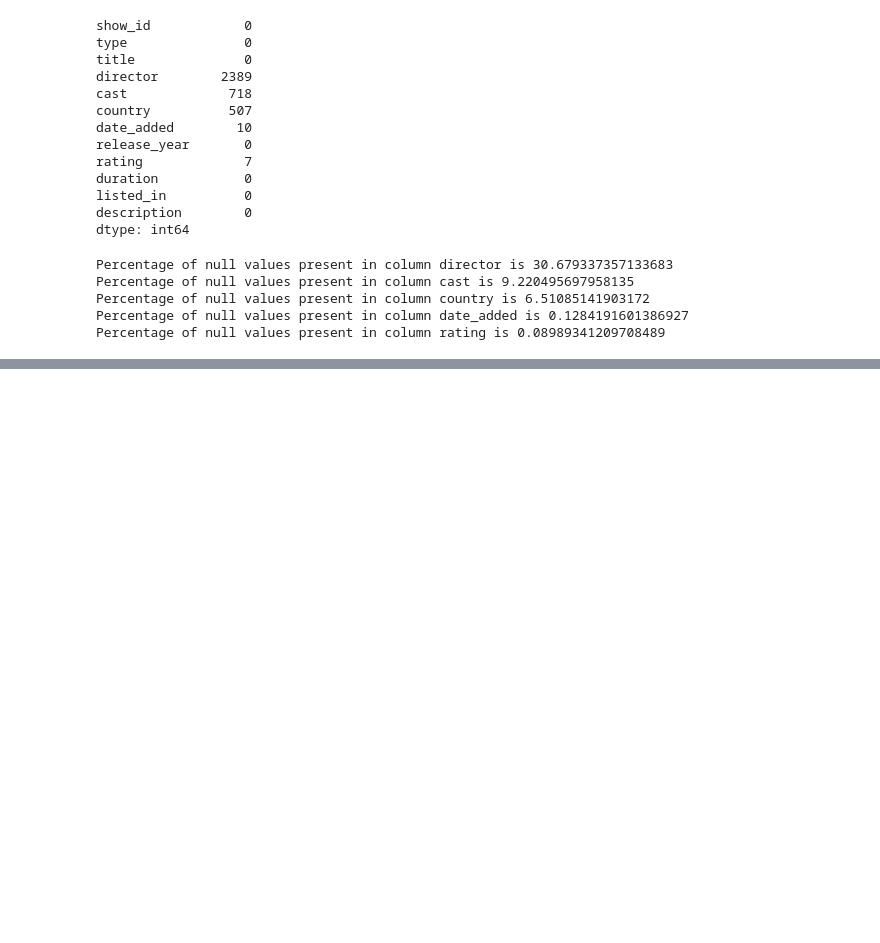
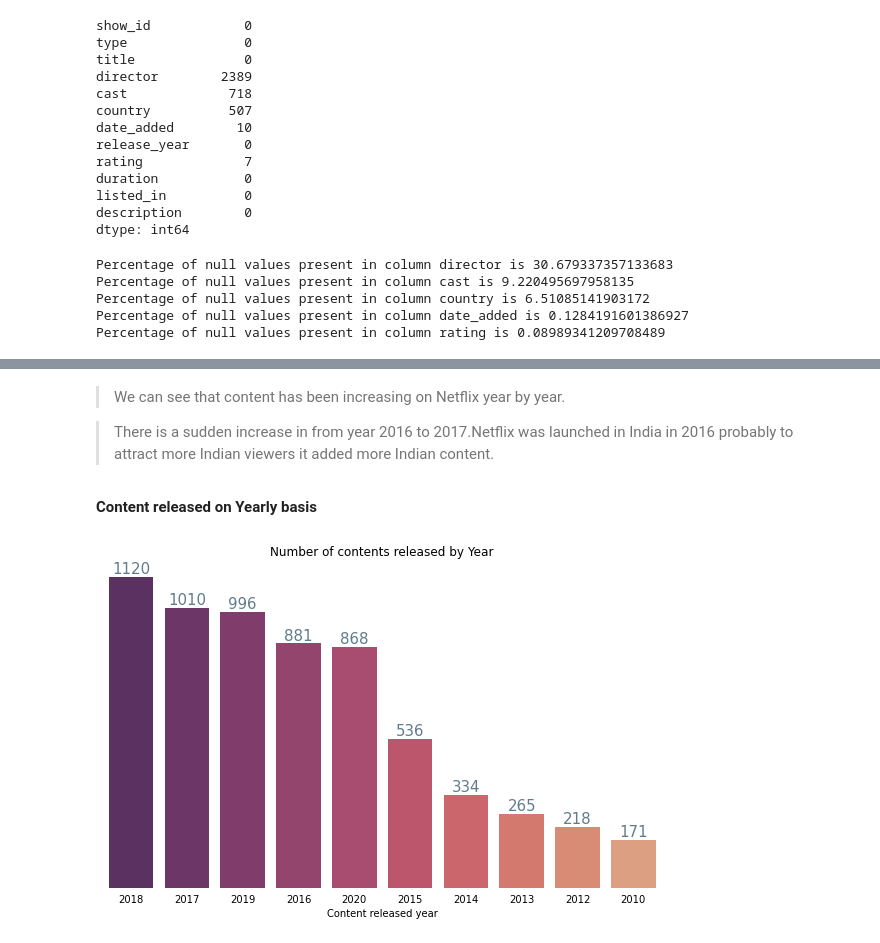
Before and after one commit to sneraikar/Netflix-Movies-and-TV-shows-clustering, a Jupyter notebook: NETFLIX_MOVIES_AND_TV_SHOWS_CLUSTERING.ipynb, the cells around one changed output, grey strips where cells are left out. Cells and saved outputs as stored; diff of their text form; code cells hidden in the pictures; blank space fills up the shorter version.

```diff
--- a/NETFLIX_MOVIES_AND_TV_SHOWS_CLUSTERING.ipynb
+++ b/NETFLIX_MOVIES_AND_TV_SHOWS_CLUSTERING.ipynb
@@ -226,0 +361,10 @@ Percentage of null values present in column rating is 0.08989341209708489
+# %% [markdown]
+> We can see that content has been increasing on Netflix year by year.
+
+> There is a sudden increase in from year 2016 to 2017.Netflix was launched in India in 2016 probably to attract more Indian viewers it added more Indian content.
+# %% [markdown]
+**Content released on Yearly basis**
+# %%
+countplot("release_year",df["release_year"],"Content released year",'Number of contents released by Year')
+# %% [output]
+[figure, added]
```
Also changed, not shown: parts of 45 cells of this notebook.
